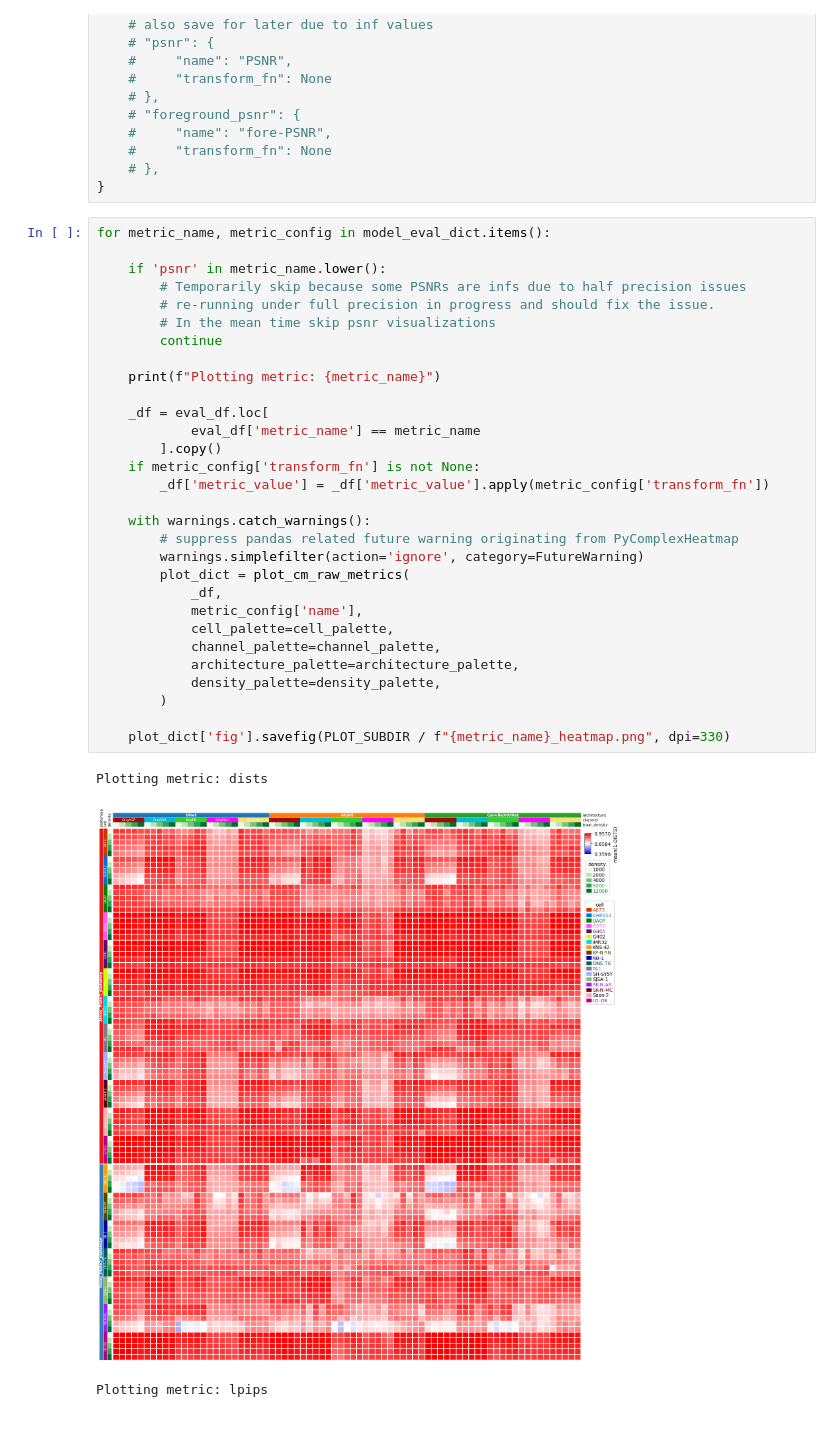
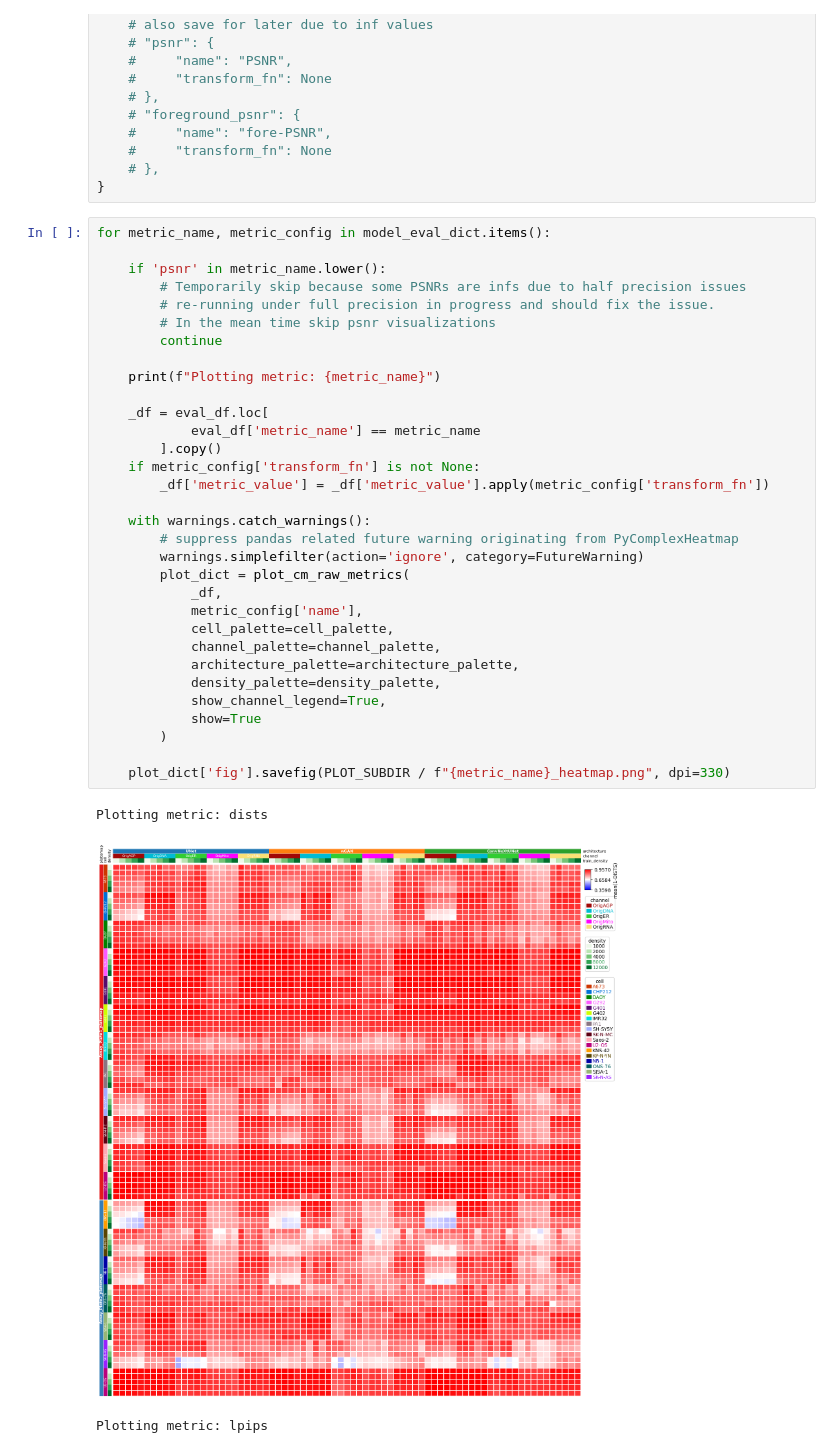
Before and after one commit to WayScience/pediatric_cancer_atlas_analysis, a Jupyter notebook: 4.virtual_staining_analysis/4.4.visualize_raw_metrics.ipynb, the cells around one changed output. Saved outputs shown, nothing was run; the diff lists cells and outputs as text.

```diff
--- a/4.virtual_staining_analysis/4.4.visualize_raw_metrics.ipynb
+++ b/4.virtual_staining_analysis/4.4.visualize_raw_metrics.ipynb
@@ -96,32 +96,34 @@ for metric_name, metric_config in model_eval_dict.items():
 
     if 'psnr' in metric_name.lower():
         # Temporarily skip because some PSNRs are infs due to half precision issues
         # re-running under full precision in progress and should fix the issue.
         # In the mean time skip psnr visualizations
         continue
 
     print(f"Plotting metric: {metric_name}")
 
     _df = eval_df.loc[
             eval_df['metric_name'] == metric_name
         ].copy()
     if metric_config['transform_fn'] is not None:
         _df['metric_value'] = _df['metric_value'].apply(metric_config['transform_fn'])
 
     with warnings.catch_warnings():
         # suppress pandas related future warning originating from PyComplexHeatmap
         warnings.simplefilter(action='ignore', category=FutureWarning)
         plot_dict = plot_cm_raw_metrics(
             _df,
             metric_config['name'],
             cell_palette=cell_palette,
             channel_palette=channel_palette,
             architecture_palette=architecture_palette,
             density_palette=density_palette,
+            show_channel_legend=True,
+            show=True
         )
 
     plot_dict['fig'].savefig(PLOT_SUBDIR / f"{metric_name}_heatmap.png", dpi=330)
 # %% [output]
 Plotting metric: dists
-[figure, old version]
+[figure, new version]
 Plotting metric: lpips
```
Also changed, not shown: parts of 1 cell of this notebook, 8 other files.
